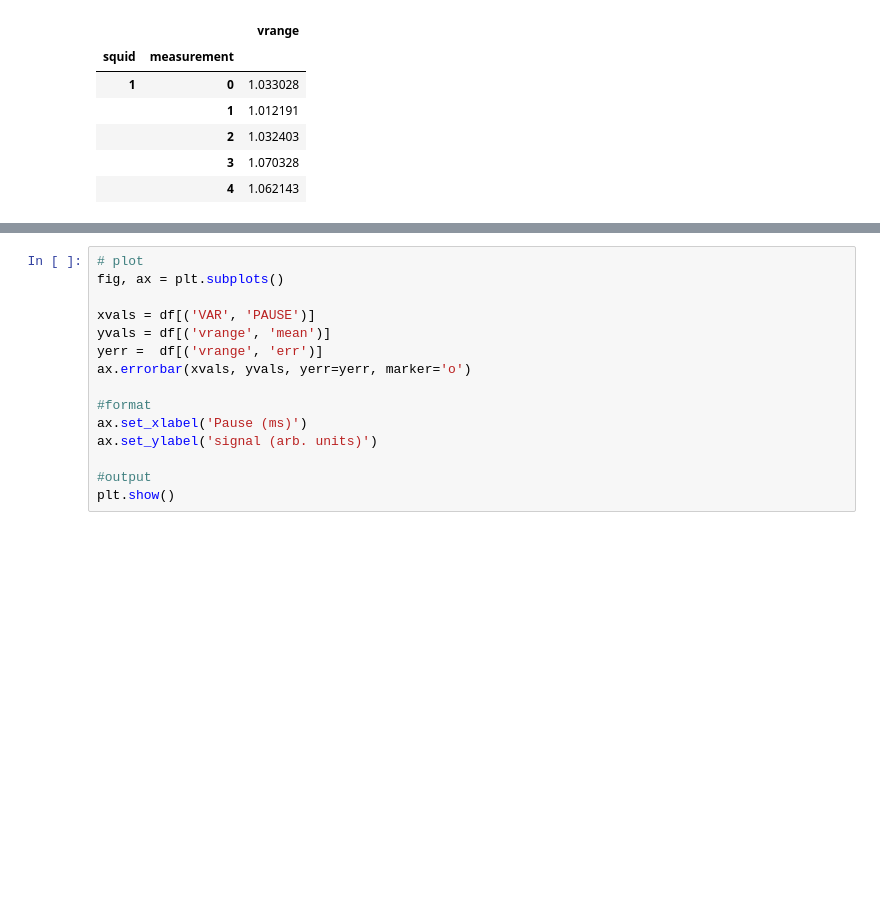
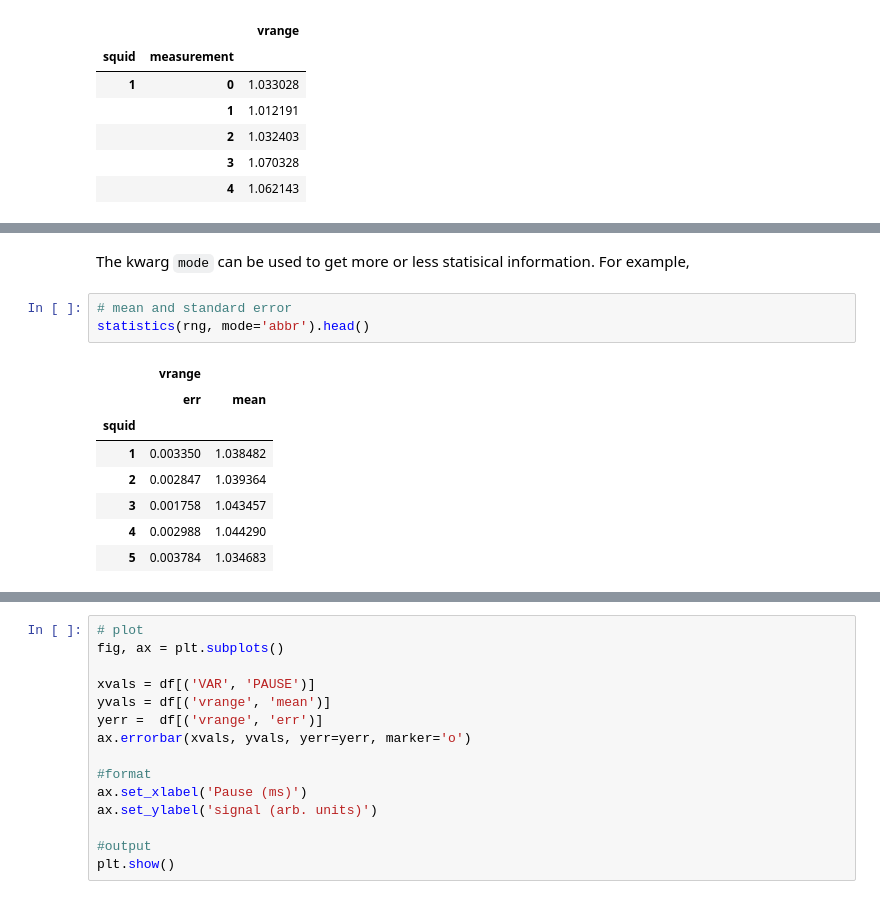
Before and after one commit to ad3ller/e11_analysis, a Jupyter notebook: notebooks/4)_Statistics.ipynb, the cells around one changed output, grey strips where cells are left out. Cells and saved outputs as stored; diff of their text form; blank space fills up the shorter version.

```diff
--- a/notebooks/4)_Statistics.ipynb
+++ b/notebooks/4)_Statistics.ipynb
@@ -85,0 +59,14 @@ av.head()
+# %% [markdown]
+The kwarg `mode` can be used to get more or less statisical information.  For example,
+# %%
+# mean and standard error
+statistics(rng, mode='abbr').head()
+# %% [output]
+|  | vrange |  |
+|  | err | mean |
+| squid |  |  |
+| 1 | 0.003350 | 1.038482 |
+| 2 | 0.002847 | 1.039364 |
+| 3 | 0.001758 | 1.043457 |
+| 4 | 0.002988 | 1.044290 |
+| 5 | 0.003784 | 1.034683 |
```
Also changed, not shown: parts of 19 cells of this notebook, 6 other files.
